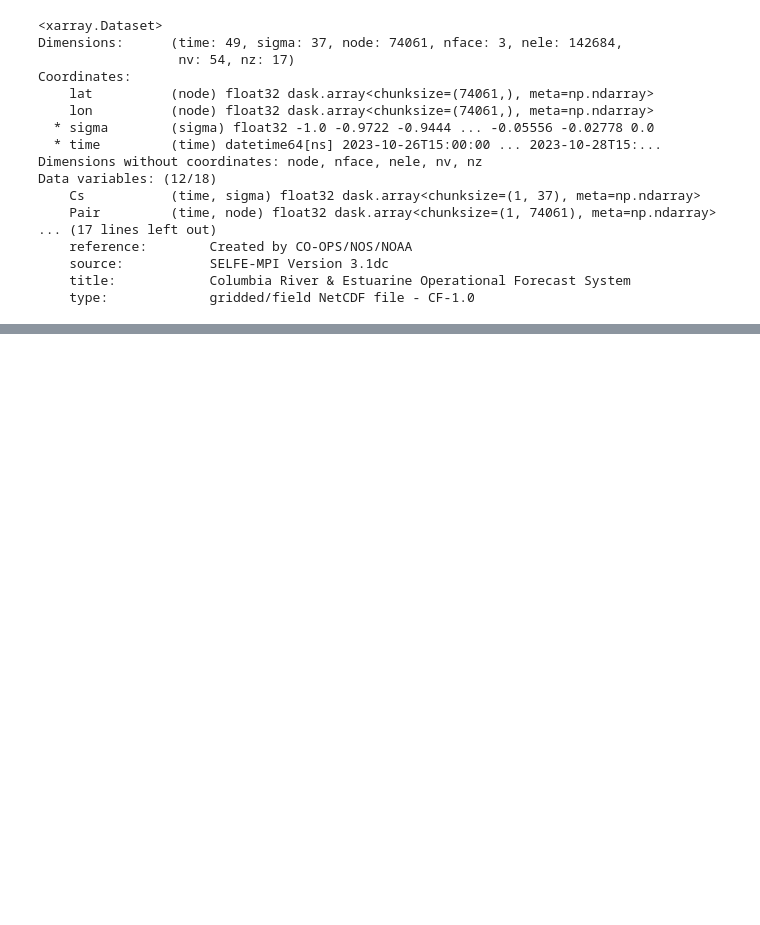
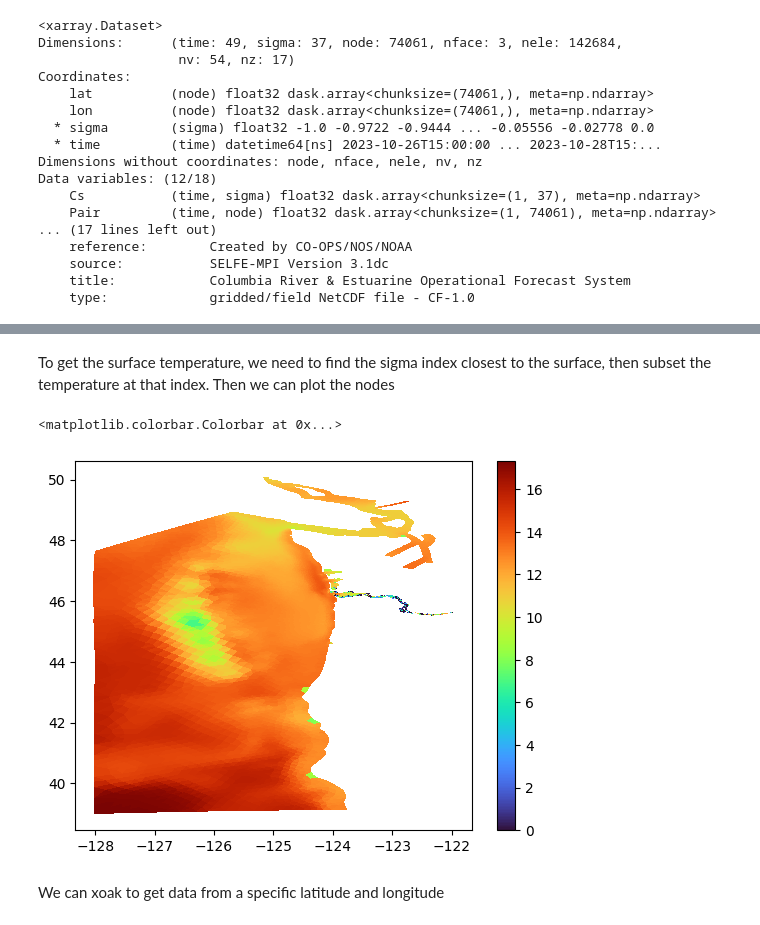
Before and after one commit to mpiannucci/ocean-notebooks, a Jupyter notebook: creofs.ipynb, the cells around one changed output, grey strips where cells are left out. Cells and saved outputs as stored; diff of their text form; code cells hidden in the pictures; blank space fills up the shorter version.

```diff
--- a/creofs.ipynb
+++ b/creofs.ipynb
@@ -42,0 +47,14 @@ plt.tripcolor(tris, wind.fillna(0).values, cmap='jet')
+# %% [markdown]
+To get the surface temperature, we need to find the sigma index closest to the surface, then subset the temperature at that index. Then we can plot the nodes
+# %%
+sigma_index = int(abs(ds.sigma).argmin(dim='sigma').values)
+temp = ds.temp.isel(nv=sigma_index).cf.isel(time=2)
+nv = ds.ele.isel(time=2).T - 1
+tris = tri.Triangulation(temp.cf['longitude'], temp.cf['latitude'], triangles=nv)
+plt.tripcolor(tris, temp.fillna(0).values, cmap='turbo')
+plt.colorbar()
+# %% [output]
+<matplotlib.colorbar.Colorbar at 0x...>
+[figure, added]
+# %% [markdown]
+We can xoak to get data from a specific latitude and longitude
```
Also changed, not shown: parts of 4 cells of this notebook.
